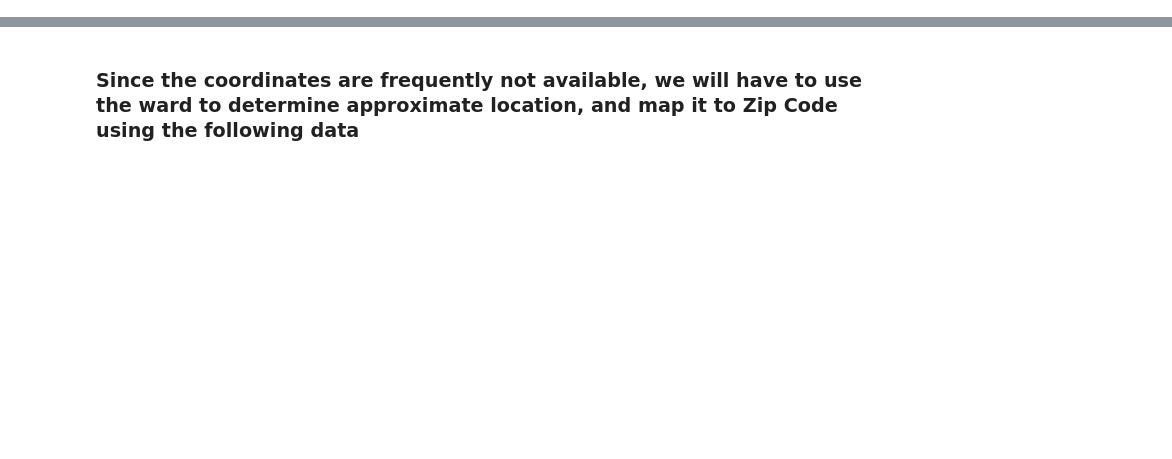
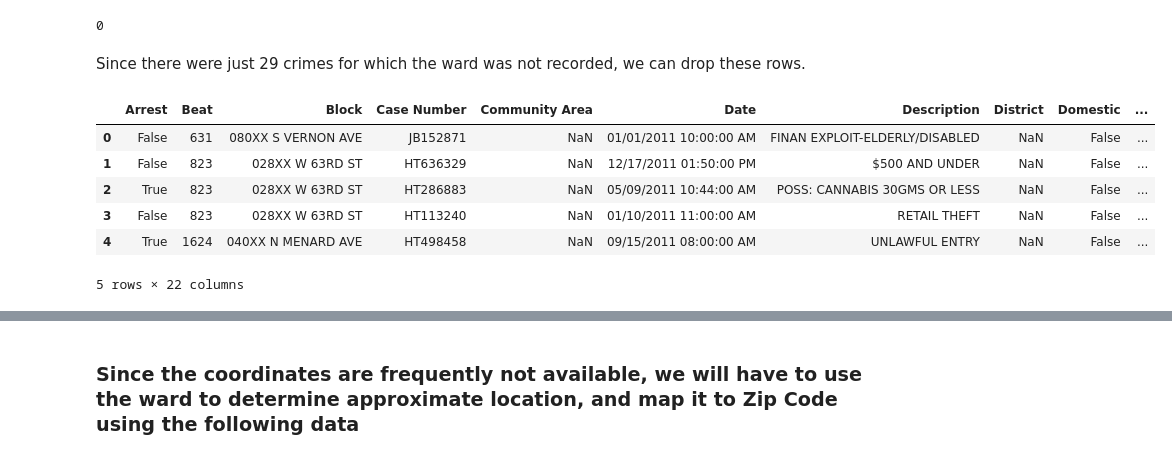
Before and after one commit to varungupta93/MSiA423_WebApp, a Jupyter notebook: Develop/msia423_project_model/notebooks/Initial_EDA_MSiA423_Varun.ipynb, the cells around one changed output, grey strips where cells are left out. Cells and saved outputs as stored; diff of their text form; code cells hidden in the pictures; blank space fills up the shorter version.

```diff
--- a/Develop/msia423_project_model/notebooks/Initial_EDA_MSiA423_Varun.ipynb
+++ b/Develop/msia423_project_model/notebooks/Initial_EDA_MSiA423_Varun.ipynb
@@ -48,0 +8,7 @@ crimeDF[crimeDF["Latitude"].notnull()]
+# %%
+#Reading in the files
+crimeDFs = []
+for i in range(2011,2019):
+    crimeDFs.append(pd.read_csv("../data/raw/Crimes_-_" + str(i)+ ".csv", header = 0))
+# %%
+fullDF = pd.concat(crimeDFs) #Combining into single dataframe
@@ -48,0 +17,18 @@ crimeDF[crimeDF["Latitude"].notnull()]
+# %%
+print(len(fullDF[fullDF["Ward"].isnull()])) #Checking for many missing values for Ward. It appears most reliable.
+# %% [output]
+0
+# %% [markdown]
+Since there were just 29 crimes for which the ward was not recorded, we can drop these rows.
+# %%
+fullDF = fullDF[fullDF["Ward"].notnull()] # Dropping the 29 rows with missing Ward
+# %%
+fullDF.head()
+# %% [output]
+|  | Arrest | Beat | Block | Case Number | Community Area | Date | Description | District | Domestic | ... |
+| 0 | False | 631 | 080XX S VERNON AVE | JB152871 | NaN | 01/01/2011 10:00:00 AM | FINAN EXPLOIT-ELDERLY/DISABLED | NaN | False | ... |
+| 1 | False | 823 | 028XX W 63RD ST | HT636329 | NaN | 12/17/2011 01:50:00 PM | $500 AND UNDER | NaN | False | ... |
+| 2 | True | 823 | 028XX W 63RD ST | HT286883 | NaN | 05/09/2011 10:44:00 AM | POSS: CANNABIS 30GMS OR LESS | NaN | False | ... |
+| 3 | False | 823 | 028XX W 63RD ST | HT113240 | NaN | 01/10/2011 11:00:00 AM | RETAIL THEFT | NaN | False | ... |
+| 4 | True | 1624 | 040XX N MENARD AVE | HT498458 | NaN | 09/15/2011 08:00:00 AM | UNLAWFUL ENTRY | NaN | False | ... |
+5 rows × 22 columns
```
Also changed, not shown: parts of 17 cells of this notebook, 14 other files.
